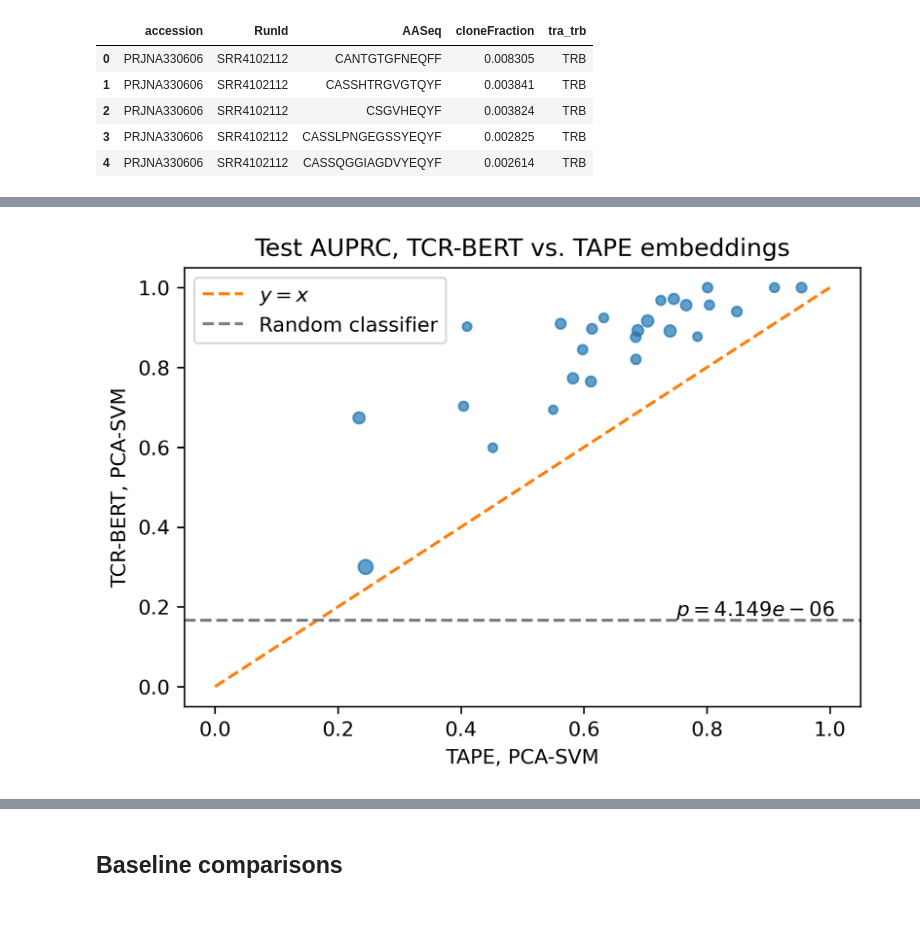
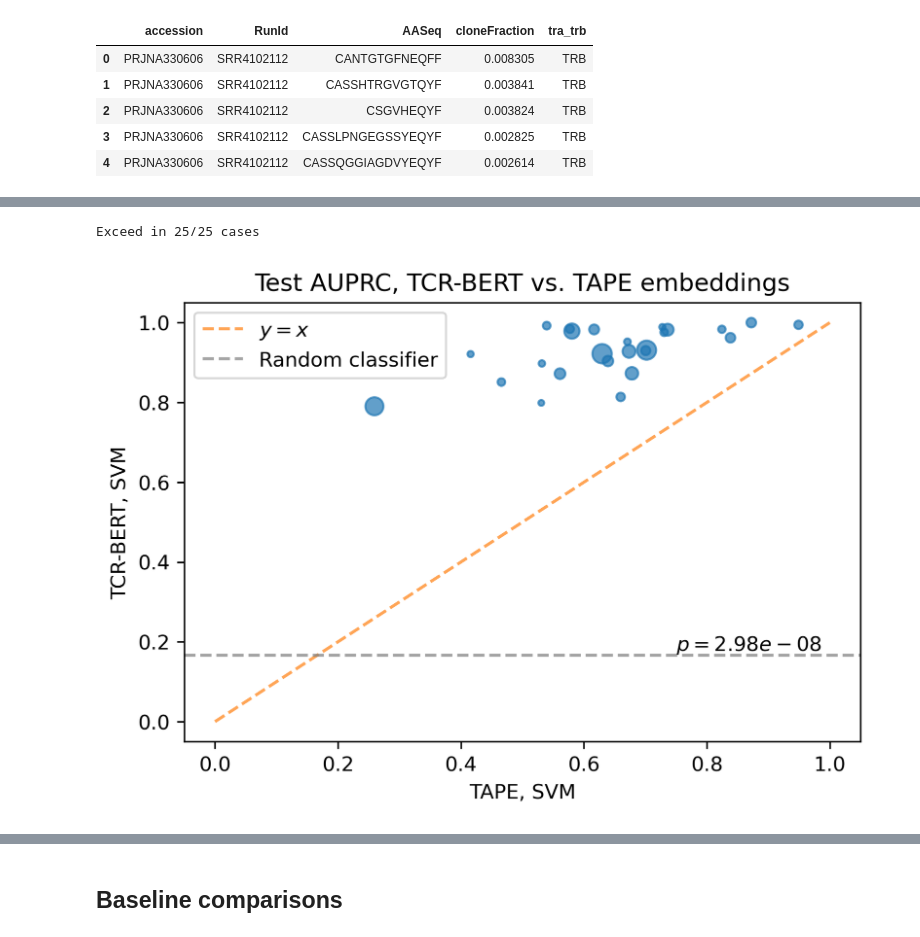
Before and after one commit to wukevin/tcr-bert, a Jupyter notebook: jupyter/antigen_cv.ipynb, the cells around one changed output, grey strips where cells are left out. Drawn from its saved outputs; the diff is of its cells as text; code cells hidden in the pictures.

```diff
--- a/jupyter/antigen_cv.ipynb
+++ b/jupyter/antigen_cv.ipynb
@@ -27,6 +27,7 @@ import utils
 DEVICE = utils.get_device(3)
 
 FILT_EDIT_DIST = False
+N_COMPONENTS = 0.9
 
 if FILT_EDIT_DIST:
     PLOT_DIR = os.path.join(os.path.dirname(SRC_DIR), "plots/pird_antigen_cv_edit_dist_filt")
@@ -319,5 +324,5 @@ np.mean(perf_pairs_df['MLM + CLS'])
 # %%
-def num_positives(model_dirname:str, min_positive:int=20) -> int:
+def num_positives(model_dirname:str, min_positive:int=20, max_positive:int=1000) -> int:
     """
     Given a model dir name, extract the held-out sequence, train a model to predict that
     sequence using the held-out-classifier as well as the MLM-only model. Return performance
@@ -328,7 +333,7 @@ def num_positives(model_dirname:str, min_positive:int=20) -> int:
     held_out_seq = os.path.basename(model_dirname).split("_")[-1]
     pird_pos_table = pird_data.loc[pird_data['Antigen.sequence'] == held_out_seq]
     pird_pos_trbs = list(pird_pos_table['CDR3.beta.aa'])
-    if len(pird_pos_trbs) < min_positive:
+    if len(pird_pos_trbs) < min_positive or len(pird_pos_trbs) > max_positive:
         return -1
     return len(pird_pos_trbs)
 
@@ -351,15 +355,16 @@ def antigen_cv_plot(
     """
     Scatterplot comparing performance of two methods on xaxis and yaxis
     """
+    print(f"Exceed in {np.sum(data[yaxis] > data[xaxis])}/{len(data)} cases")
     fig, ax = plt.subplots(dpi=300)
     ax.scatter(
         data[xaxis],
         data[yaxis],
         alpha=0.7,
-        s=np.log(num_positive_examples) * 6,
+        s = num_positive_examples * 0.4,
     )
-    ax.plot([0, 1], [0, 1], linestyle="--", color='tab:orange', label="$y=x$")
-    ax.axhline(1/(5+1), linestyle='--', color='grey', label="Random classifier")
+    ax.plot([0, 1], [0, 1], linestyle="--", color='tab:orange', label="$y=x$", alpha=0.7)
+    ax.axhline(1/(5+1), linestyle='--', color='grey', label="Random classifier", alpha=0.7)
     ax.legend()
 
     stat, pval = stats.wilcoxon(data[xaxis], data[yaxis], alternative=alternative)
@@ -372,11 +377,11 @@ def antigen_cv_plot(
     return fig
 
 antigen_cv_plot(
-    "MLM",
-    "MLM + CLS",
+    "MLM, SVM",
+    "MLM + CLS, SVM",
     xlabel="MAA pretraining only",
     ylabel="MAA + CLS pretraining",
-    title="PCA-SVM on transformer embedding, test AUPRC",
+    title="SVM on transformer embedding, test AUPRC",
     fname=os.path.join(PLOT_DIR, "mlm_vs_mlmcls.pdf"),
 ).show()
 # %% [output]
@@ -406,14 +414,15 @@ antigen_cv_plot(
 # %%
 antigen_cv_plot(
-    "TAPE",
-    "MLM + CLS",
-    xlabel="TAPE, PCA-SVM",
-    ylabel="TCR-BERT, PCA-SVM",
+    "TAPE, SVM",
+    "MLM + CLS, SVM",
+    xlabel="TAPE, SVM",
+    ylabel="TCR-BERT, SVM",
     title="Test AUPRC, TCR-BERT vs. TAPE embeddings",
     fname=os.path.join(PLOT_DIR, "mlmcls_vs_tape.pdf"),
 ).show()
 # %% [output]
+Exceed in 25/25 cases
-[figure, old version]
+[figure, new version]
 # %%
 antigen_cv_plot(
     "SETE",
```
Also changed, not shown: parts of 17 cells of this notebook, 11 other files.
